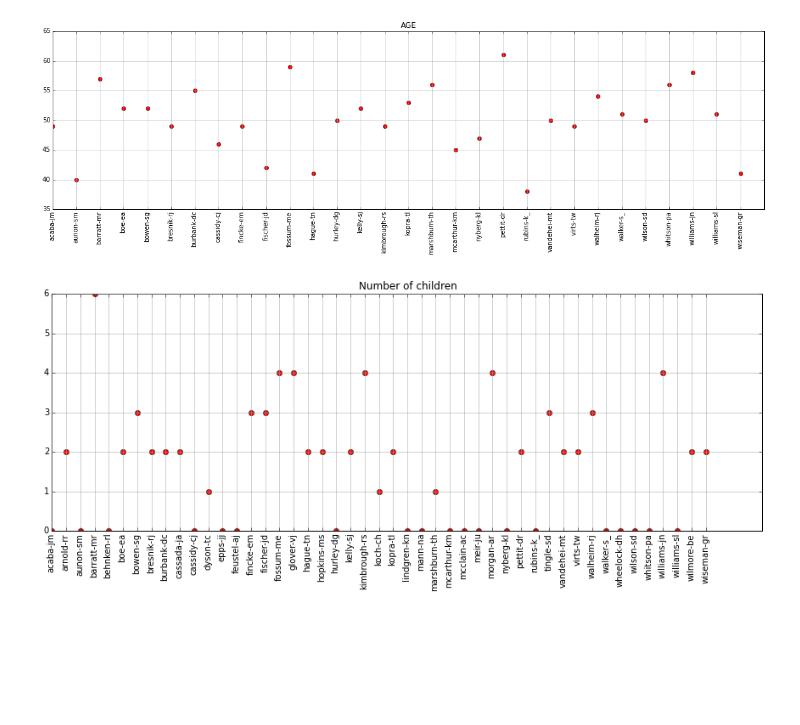
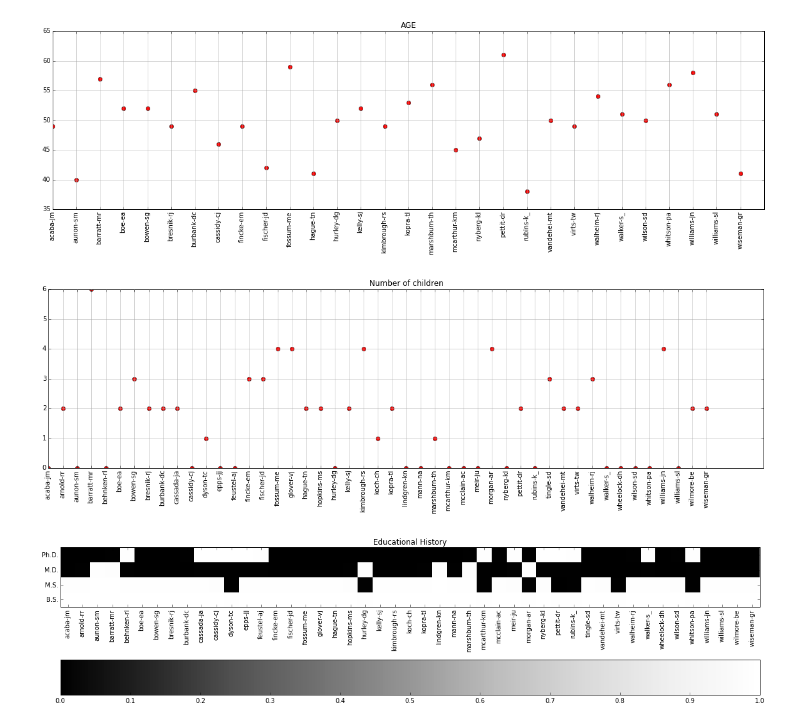
Before and after one commit to gganssle/astroBio, a Jupyter notebook: vizualizer.ipynb, the cells around one changed output. Drawn from its saved outputs; the diff is of its cells as text; code cells hidden in the pictures; blank space fills up the shorter version.

```diff
--- a/vizualizer.ipynb
+++ b/vizualizer.ipynb
@@ -63,14 +63,36 @@ plt.show()
 # %%
 #plot number of children
 temp1 = [0] * len(kids)
 for i in range(len(kids)) :
     temp1[i] = int(kids[i][1]) + int(kids[i][4]) + int(kids[i][7])
 
-plt.figure(figsize=(15,5))
+plt.figure(figsize=(20,5))
 plt.grid(b=True, which='both', color='0.65',linestyle='-')
 plt.plot(temp1,'ro')
 plt.title("Number of children")
 plt.xticks(range(len(name)),name,rotation='vertical')
 plt.show()
 # %% [output]
-[figure, old version]
+[figure, new version]
+# %%
+#plot educational history as an array
+temp = []
+for i in range(len(educ)) :
+    if len(list(educ[i])) == 4 :
+        temp.append([int(list(educ[i])[0]),int(list(educ[i])[1]),int(list(educ[i])[2]),int(list(educ[i])[3])])
+    if len(list(educ[i])) == 3 :
+        temp.append([0,int(list(educ[i])[0]),int(list(educ[i])[1]),int(list(educ[i])[2])])
+    if len(list(educ[i])) == 2 :
+        temp.append([0,0,int(list(educ[i])[0]),int(list(educ[i])[1])])
+    if len(list(educ[i])) == 1 :
+        temp.append([0,0,0,int(list(educ[i])[0])])
+
+plt.figure(figsize=(20,10))
+plt.title('Educational History')
+plt.xticks(range(len(name)),name,rotation='vertical')
+plt.yticks([0,1,2,3],['Ph.D.','M.D.','M.S.','B.S.'])
+plt.imshow(np.transpose(temp), interpolation='none', cmap='Greys_r')
+plt.colorbar(orientation='horizontal')
+plt.show()
+# %% [output]
+[figure, added]
```
Also changed, not shown: parts of 2 cells of this notebook, 3 other files.
